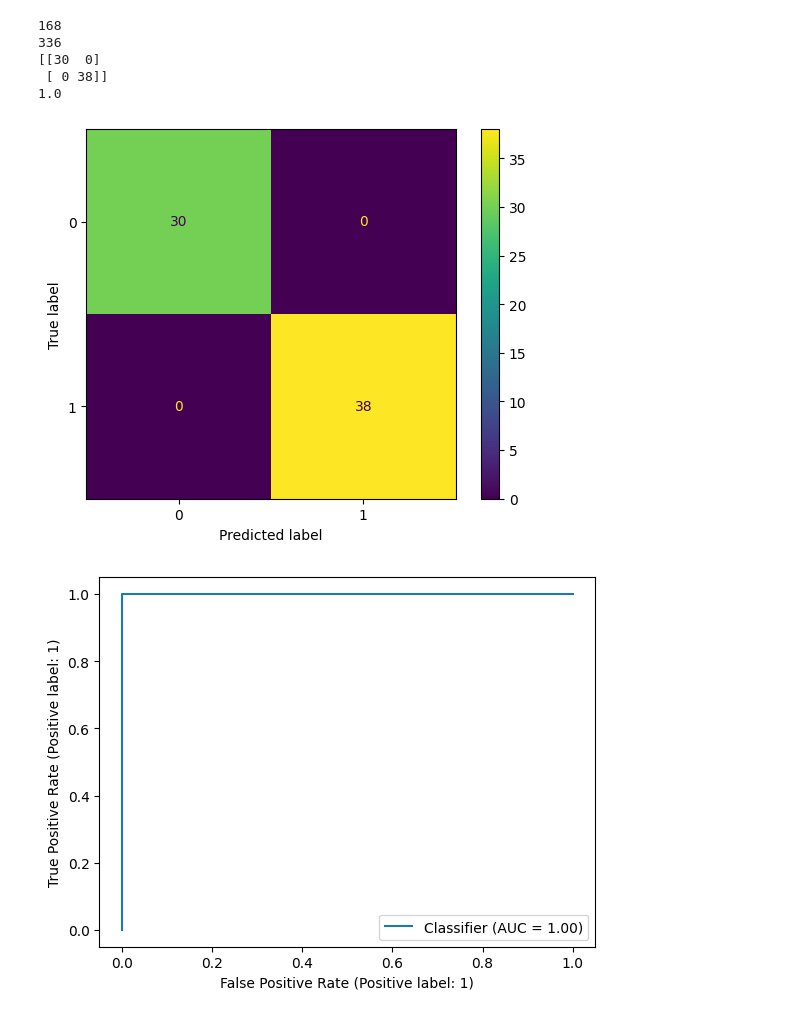
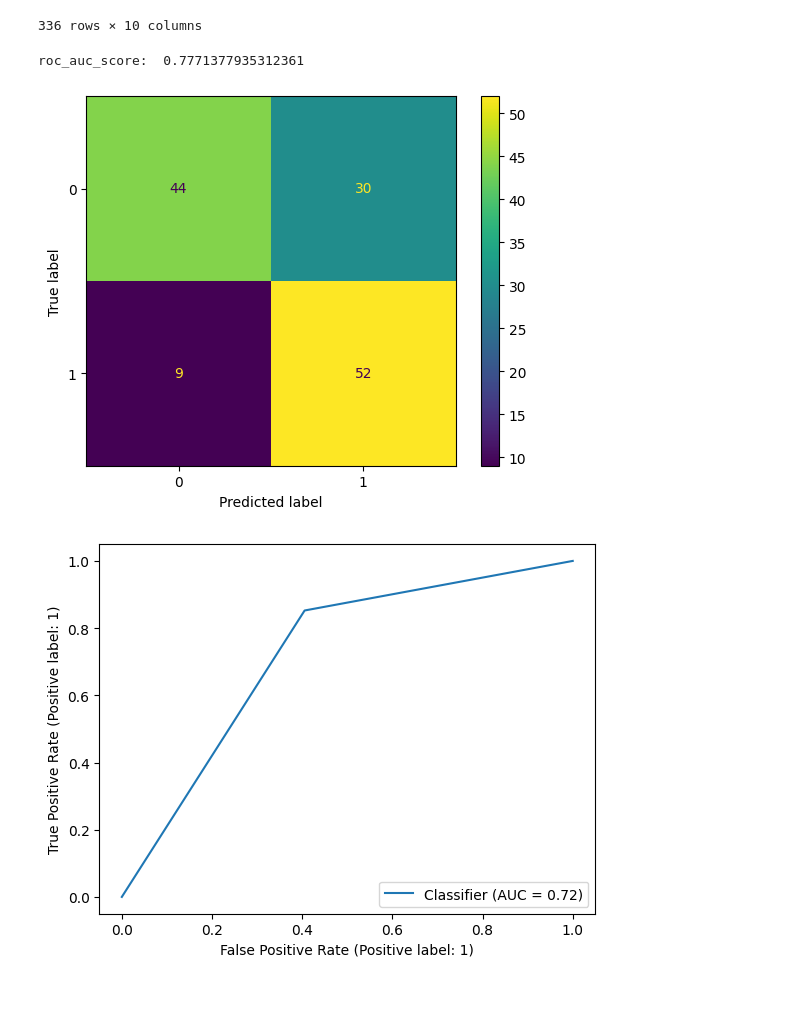
Before and after one commit to stirleng/Fire_Hazard_Evaluation, a Jupyter notebook: main.ipynb, the cells around one changed output. Drawn from its saved outputs; the diff is of its cells as text; code cells hidden in the pictures.

Commit message:
major bug fix
fixed bug exposing test data to training

```diff
--- a/main.ipynb
+++ b/main.ipynb
@@ -101,10 +102,10 @@ for convert_col in convert_cols:
 
 #we need to convert from strings to floats before interpolating
 weather_df = weather_df[weather_df['DATE'].str[8:10] == '12']  #only take one sample at ~midday every day by dropping other rows
-important_vars = ['HourlyDewPointTemperature', 'HourlyDryBulbTemperature', 'HourlyPrecipitation',
-                'HourlyPressureChange', 'HourlyPressureTendency', 'HourlyRelativeHumidity',
-                'HourlySeaLevelPressure', 'HourlyStationPressure', 'HourlyVisibility',
-                'HourlyWetBulbTemperature', 'HourlyWindDirection', 'HourlyWindSpeed',
+important_vars = ['HourlyDryBulbTemperature', 'HourlyPrecipitation',
+                'HourlyPressureChange', 'HourlyRelativeHumidity',
+                'HourlyStationPressure',
+                'HourlyWindSpeed',
                 'cloud cover percentage']
 weather_df = weather_df.drop(columns=set(convert_cols).difference(set(important_vars)))
 
@@ -146,7 +147,7 @@ for date in weather_df['DATE']:
     #print(date)
     value = True if date[0:8] in riverside_fire_dates else False
     Y.append(value)
-print(len([s for s in Y if s == True]))
+#print(len([s for s in Y if s == True]))
 Y = np.array(Y)
 
 weather_df['is_fire'] = Y
@@ -160,17 +161,18 @@ false_values = weather_df[weather_df['is_fire'] == False]
 
 # Downsample the larger group to match the size of the smaller group
 min_size = min(len(true_values), len(false_values))
-downsampled_true = true_values.sample(n=min_size, random_state=42)
-downsampled_false = false_values.sample(n=min_size, random_state=42)
+downsampled_true = true_values.sample(n=min_size, random_state=random.randint(1,100))
+downsampled_false = false_values.sample(n=min_size, random_state=random.randint(1,200))
 
 # Concatenate the downsampled DataFrames
 weather_df = pd.concat([downsampled_true, downsampled_false])
 
-# # Shuffle the rows in the resulting DataFrame
-# weather_df = weather_df.sample(frac=1, random_state=42).reset_index(drop=True)
+# Shuffle the rows in the resulting DataFrame
+weather_df = weather_df.sample(frac=1, random_state=random.randint(1,300)).reset_index(drop=True)
 
 #\code from chatgpt
 
+#weather_df.to_csv('output.csv')
 display(weather_df)
 
 #more data processing
@@ -184,7 +186,7 @@ weather_df = weather_df.drop(columns=drop_label_cols)
 
 X = weather_df
 #display(X)
-X_train, X_test, y_train, y_test = train_test_split(X, X['is_fire'], test_size=0.2)
+X_train, X_test, y_train, y_test = train_test_split(X.drop(['is_fire'], axis=1), X['is_fire'], test_size=0.4)
 
 #use a scitkit learn scaler so that we can use it later for new data points:
 scaler_input = StandardScaler()
@@ -220,18 +222,17 @@ y_proba = model.predict_proba(X_test)
 
 # Extract the probability of belonging to class 1
 prob_class_1 = dict(zip([s[0:8] for s in weather_df_with_dates['DATE'].tolist()], y_proba[:, 1]))
-#print(prob_class_1)
 #print(np.mean(np.array(y_proba[:,0])))
 actual_fire_probs = [s[1] for s in prob_class_1.items() if s[0] in riverside_fire_dates]
 #print(np.mean(actual_fire_probs))
 conf_mat = confusion_matrix(y_pred=y_pred, y_true=y_test)
-print(conf_mat)
+#print(conf_mat)
 conf_mat_display = ConfusionMatrixDisplay(conf_mat)
 conf_mat_display.plot()
 curve = roc_curve(y_true=y_test, y_score=y_proba[:,1])
 fpr = conf_mat[0,1]/np.sum(conf_mat)
 tpr = conf_mat[1,1]/np.sum(conf_mat)
 curve_display = RocCurveDisplay(fpr=fpr,tpr=tpr).from_predictions(y_true=y_test,y_pred=y_pred)
-print(roc_auc_score(y_true=y_test, y_score=y_proba[:,1]))
+print("roc_auc_score: ",roc_auc_score(y_true=y_test, y_score=y_proba[:,1]))
 #print([prob_class_1.get(s) for s in riverside_fire_dates[30:]])
 # %% [output]
@@ -238,10 +251,7 @@ print(roc_auc_score(y_true=y_test, y_score=y_proba[:,1]))
-168
-336
-[[30  0]
- [ 0 38]]
-1.0
+336 rows × 10 columns
+roc_auc_score:  0.7771377935312361
-[figure, old version]
+[figure, new version]
-[figure, old version]
+[figure, new version]
 # %%
 # df = pd.read_csv("mapdataall.csv")
 # months = df["incident_date_created"].str.slice(5,7)
```
Also changed, not shown: parts of 3 cells of this notebook, 1 other file.
